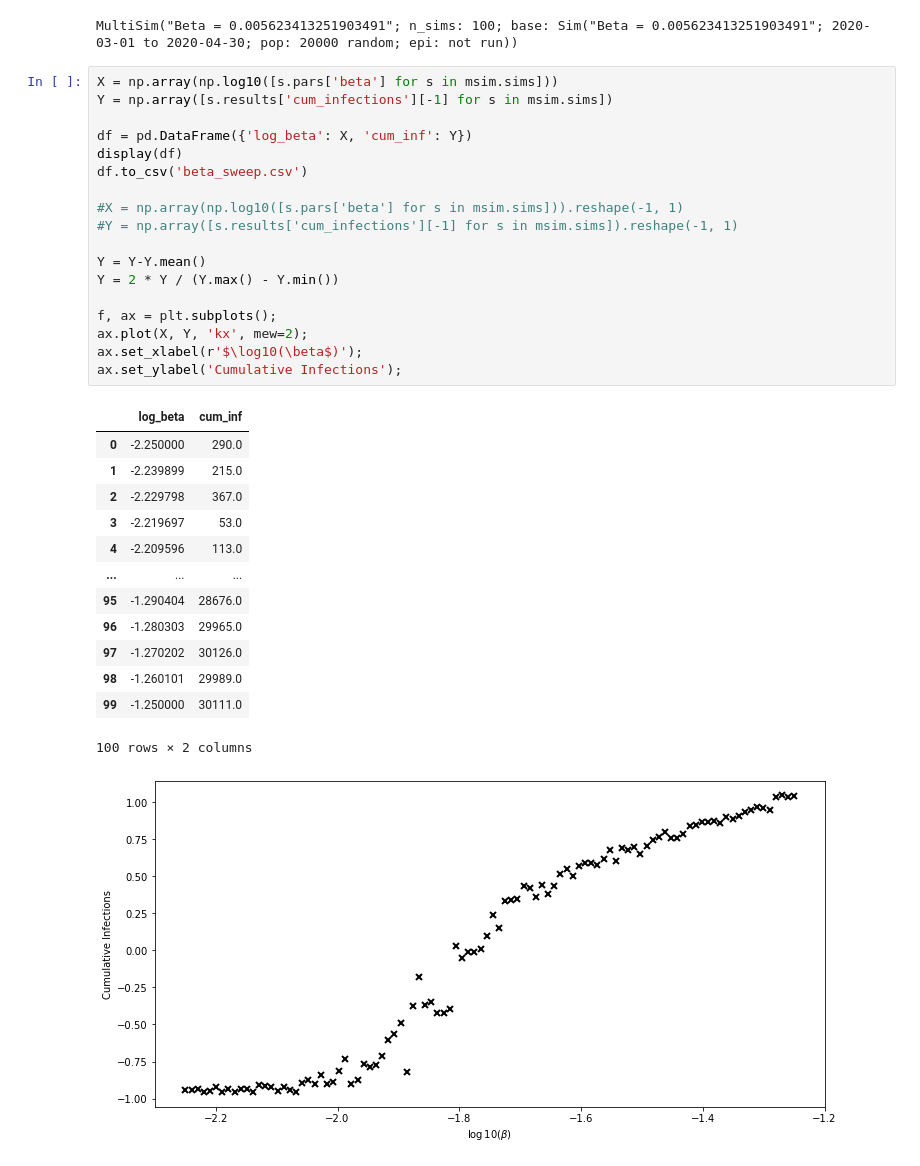
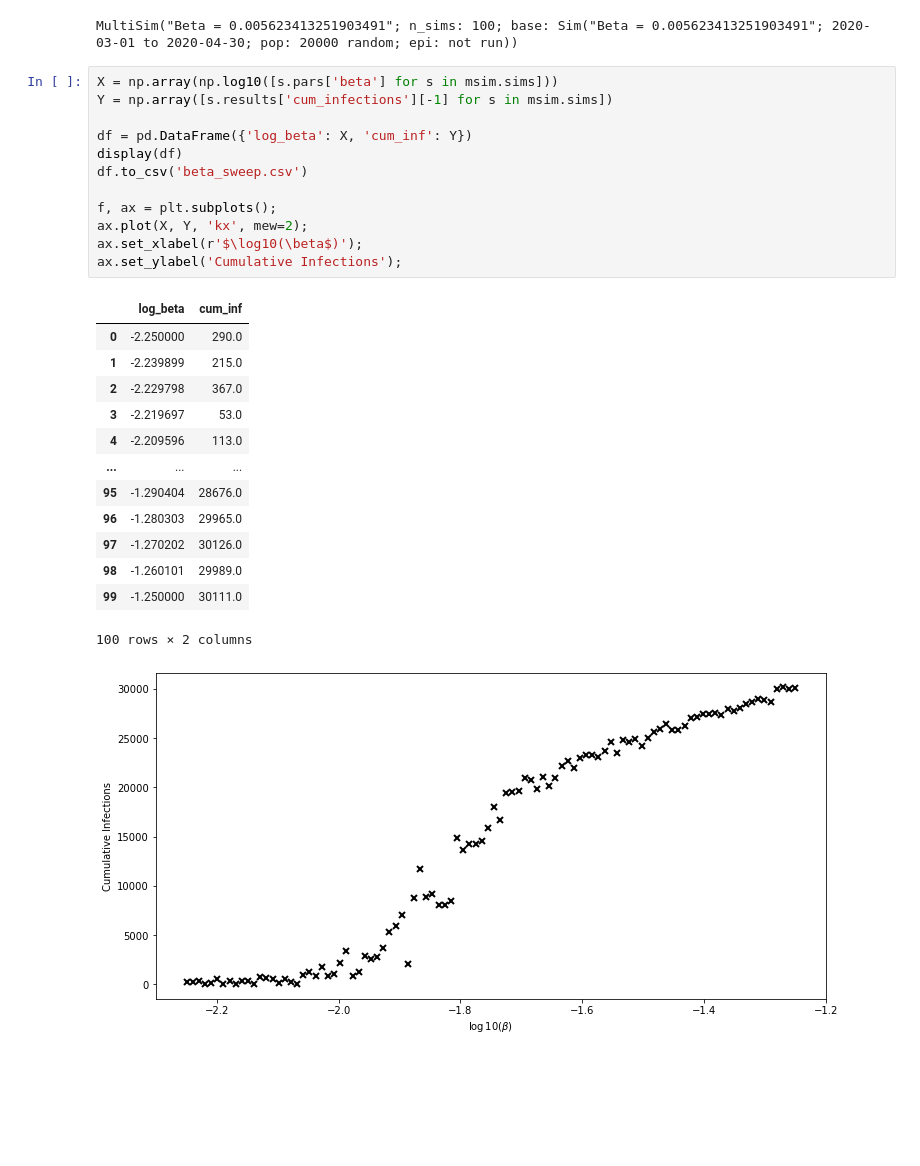
Before and after one commit to InstituteforDiseaseModeling/historymatching, a Jupyter notebook: doc/GenerateData.ipynb, the cells around one changed output. Drawn from its saved outputs; the diff is of its cells as text; blank space fills up the shorter version.

```diff
--- a/doc/GenerateData.ipynb
+++ b/doc/GenerateData.ipynb
@@ -46,33 +46,27 @@ MultiSim("Beta = 0.005623413251903491"; n_sims: 100; base: Sim("Beta = 0.0056234
 # %%
 X = np.array(np.log10([s.pars['beta'] for s in msim.sims]))
 Y = np.array([s.results['cum_infections'][-1] for s in msim.sims])
 
 df = pd.DataFrame({'log_beta': X, 'cum_inf': Y})
 display(df)
 df.to_csv('beta_sweep.csv')
 
-#X = np.array(np.log10([s.pars['beta'] for s in msim.sims])).reshape(-1, 1)
-#Y = np.array([s.results['cum_infections'][-1] for s in msim.sims]).reshape(-1, 1)
-
-Y = Y-Y.mean()
-Y = 2 * Y / (Y.max() - Y.min())
-
 f, ax = plt.subplots();
 ax.plot(X, Y, 'kx', mew=2);
 ax.set_xlabel(r'$\log10(\beta$)');
 ax.set_ylabel('Cumulative Infections');
 # %% [output]
 |  | log_beta | cum_inf |
 | 0 | -2.250000 | 290.0 |
 | 1 | -2.239899 | 215.0 |
 | 2 | -2.229798 | 367.0 |
 | 3 | -2.219697 | 53.0 |
 | 4 | -2.209596 | 113.0 |
 | ... | ... | ... |
 | 95 | -1.290404 | 28676.0 |
 | 96 | -1.280303 | 29965.0 |
 | 97 | -1.270202 | 30126.0 |
 | 98 | -1.260101 | 29989.0 |
 | 99 | -1.250000 | 30111.0 |
 100 rows × 2 columns
-[figure, old version]
+[figure, new version]
```
Also changed, not shown: parts of 11 cells of this notebook.
